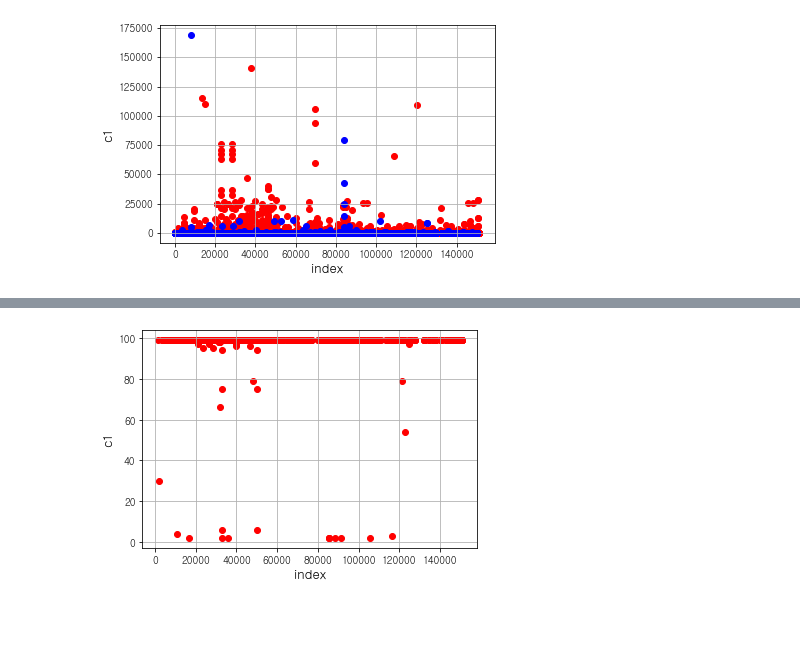
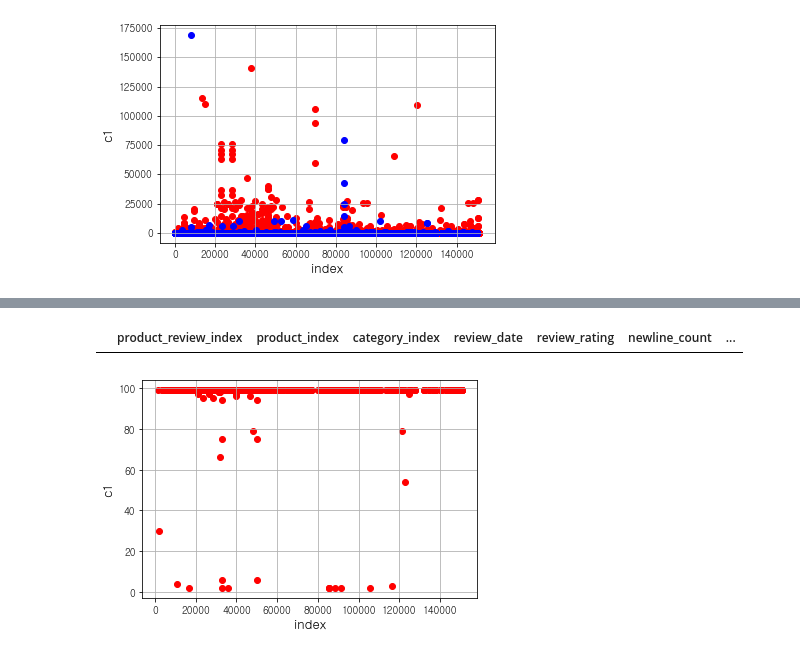
Before and after one commit to LyunJ/CoupangReview, a Jupyter notebook: 감성분석_머신러닝/논리적_근거_시각화.ipynb, the cells around one changed output, grey strips where cells are left out. Drawn from its saved outputs; the diff is of its cells as text; code cells hidden in the pictures; blank space fills up the shorter version.

```diff
--- a/감성분석_머신러닝/논리적_근거_시각화.ipynb
+++ b/감성분석_머신러닝/논리적_근거_시각화.ipynb
@@ -307,3 +295,11 @@ rating_5_spam
+# %%
+rating_spam = df[df['special_char_count']**2+df['product_count']**2+df['manufacturer_count']**2>35]
+# %%
+# 11959개
+# 2651명
+rating_spam[rating_spam['product_review_index'] == '122557']
+# %% [output]
+|  | product_review_index | product_index | category_index | review_date | review_rating | newline_count | ... |
 # %%
 plt.scatter(rating_5_spam.index,rating_5_spam['review_score'],color='r')
 plt.xlabel("index", fontsize=13)
```
Also changed, not shown: parts of 7 cells of this notebook, 8 other files.
